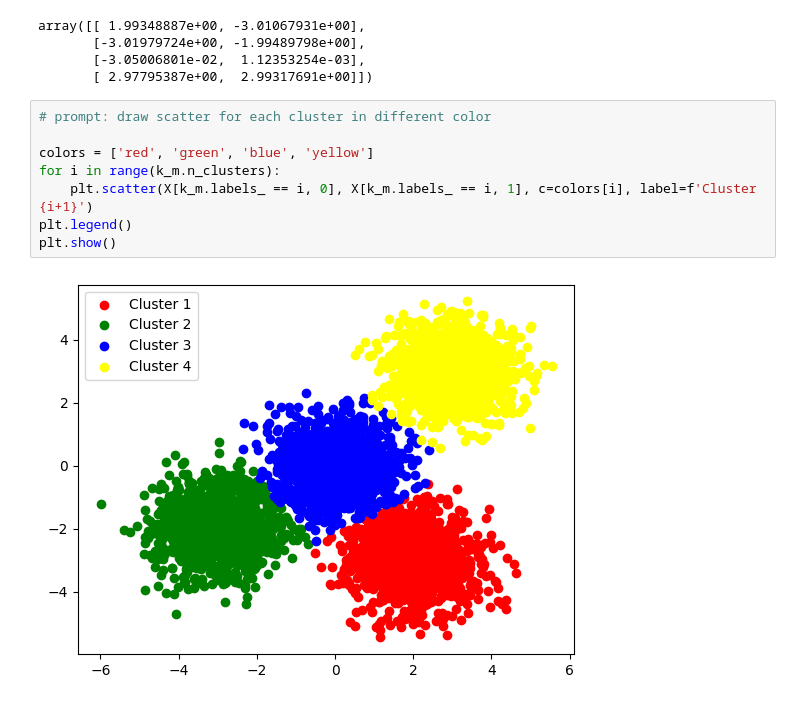
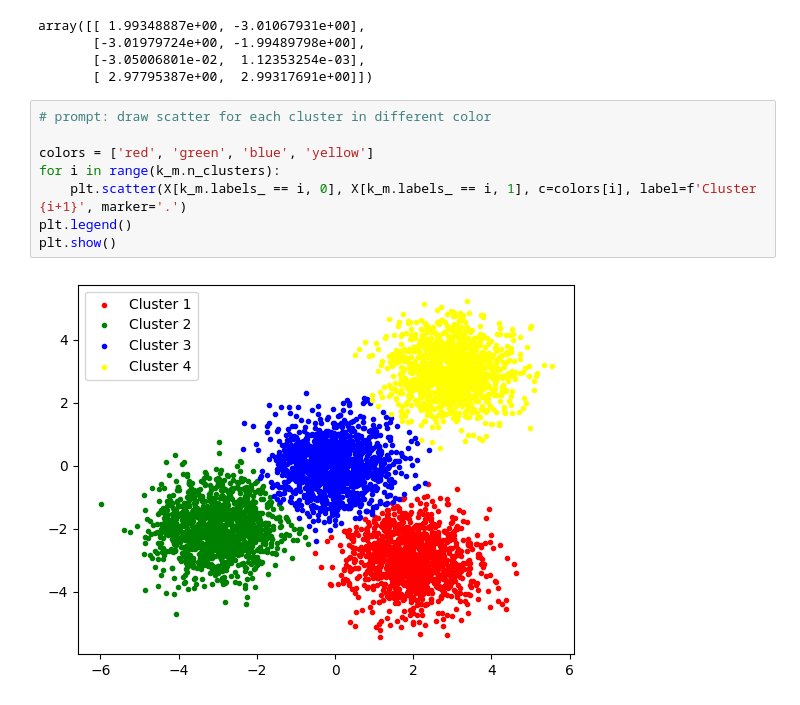
Before and after one commit to javohir-ergashboyev/ML-projects, a Jupyter notebook: Clustering.ipynb, the cells around one changed output. Drawn from its saved outputs; the diff is of its cells as text.

```diff
--- a/Clustering.ipynb
+++ b/Clustering.ipynb
@@ -36,10 +36,10 @@ array([[ 1.99348887e+00, -3.01067931e+00],
 # %%
 # prompt: draw scatter for each cluster in different color
 
 colors = ['red', 'green', 'blue', 'yellow']
 for i in range(k_m.n_clusters):
-    plt.scatter(X[k_m.labels_ == i, 0], X[k_m.labels_ == i, 1], c=colors[i], label=f'Cluster {i+1}')
+    plt.scatter(X[k_m.labels_ == i, 0], X[k_m.labels_ == i, 1], c=colors[i], label=f'Cluster {i+1}', marker='.')
 plt.legend()
 plt.show()
 # %% [output]
-[figure, old version]
+[figure, new version]
```
